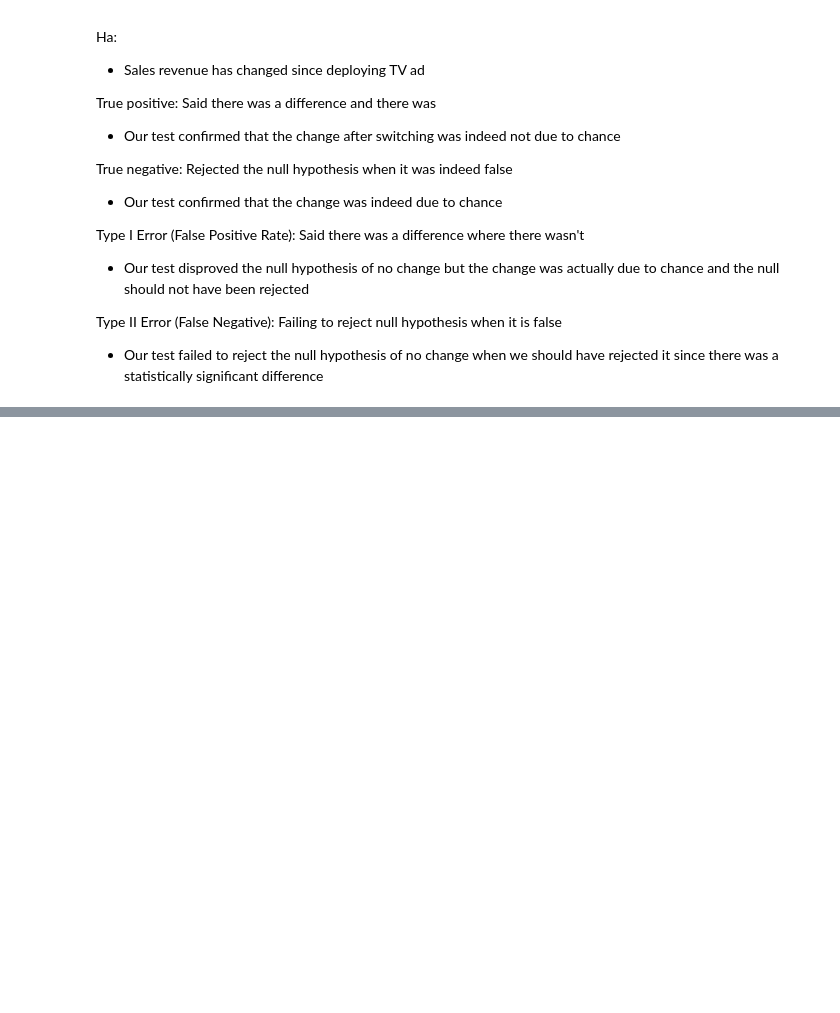
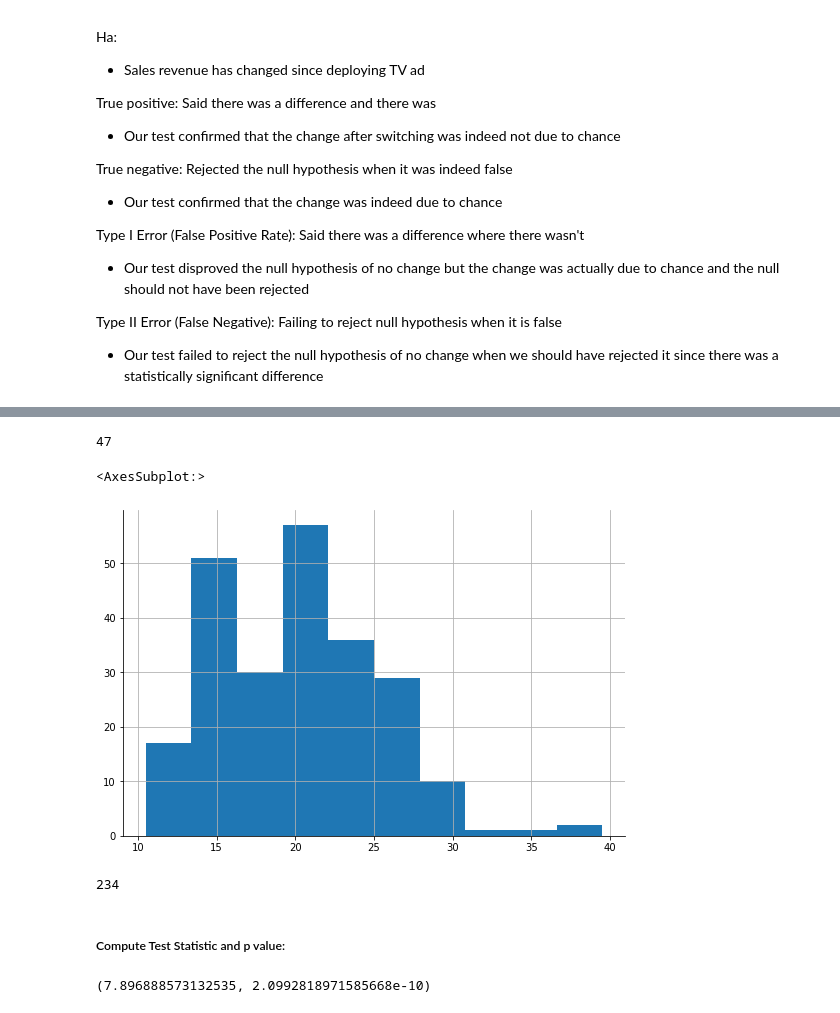
Before and after one commit to adam-talbot/statistics-exercises, a Jupyter notebook: hypothesis_testing.ipynb, the cells around one changed output, grey strips where cells are left out. Saved outputs shown, nothing was run; the diff lists cells and outputs as text; code cells hidden in the pictures; blank space fills up the shorter version.

```diff
--- a/hypothesis_testing.ipynb
+++ b/hypothesis_testing.ipynb
@@ -98,0 +365,4 @@ Type II Error (False Negative): Failing to reject null hypothesis when it is fal
+# %%
+compact.size
+# %% [output]
+47
@@ -98,0 +371,9 @@ Type II Error (False Negative): Failing to reject null hypothesis when it is fal
+# %%
+all_cars.hist()
+# %% [output]
+<AxesSubplot:>
+[figure, added]
+# %%
+all_cars.size
+# %% [output]
+234
@@ -98,0 +382,7 @@ Type II Error (False Negative): Failing to reject null hypothesis when it is fal
+# %% [markdown]
+##### Compute Test Statistic and p value:
+# %%
+t, p = stats.ttest_1samp(compact, all_cars.mean())
+t, p/2
+# %% [output]
+(7.896888573132535, 2.0992818971585668e-10)
```
Also changed, not shown: parts of 79 cells of this notebook, 3 other files.
